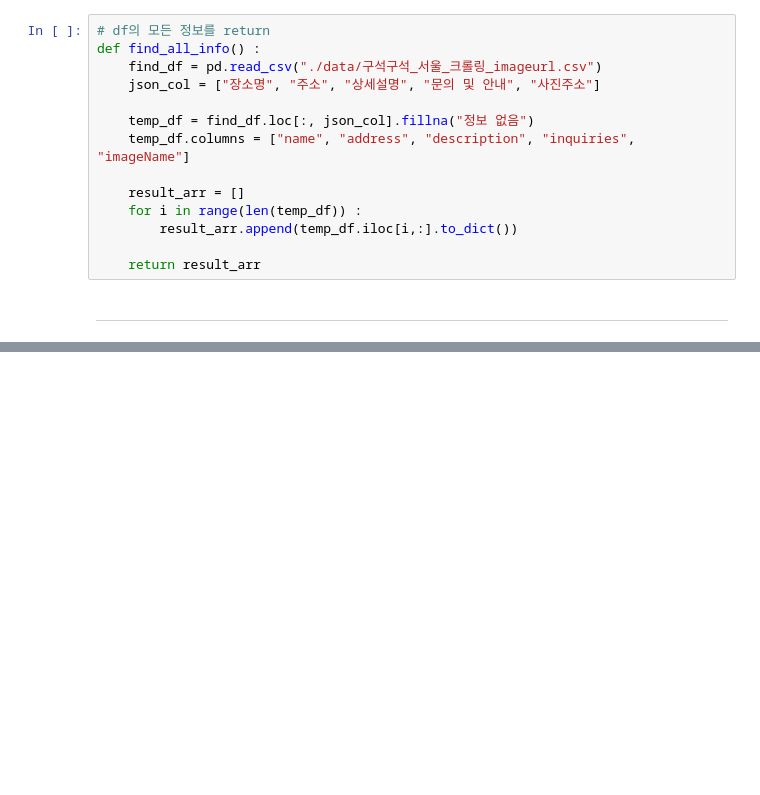
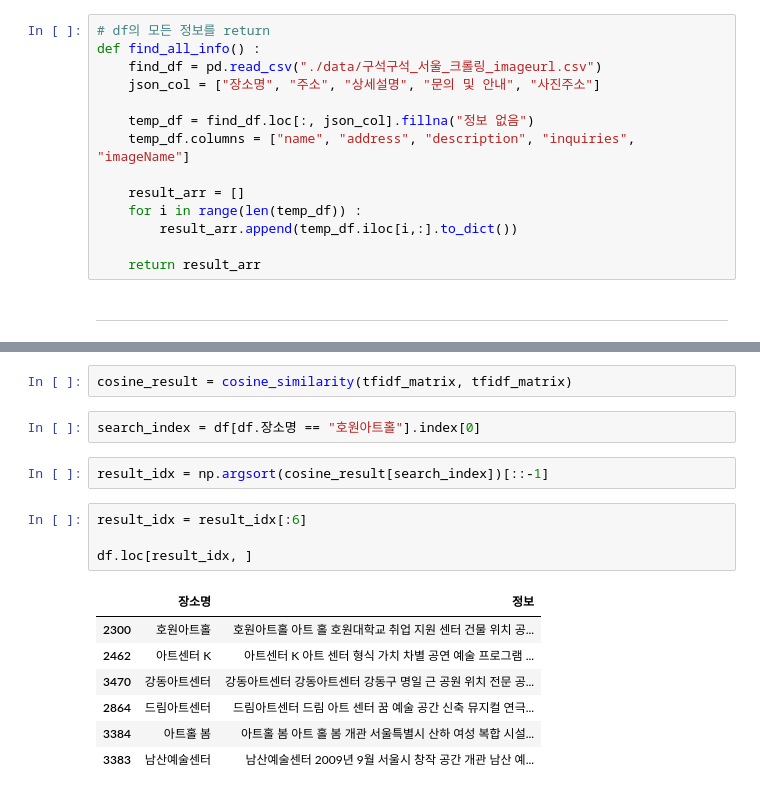
Before and after one commit to FinalProject02-04/TripRecommend, a Jupyter notebook: Python/cosine_similarity.ipynb, the cells around one changed output, grey strips where cells are left out. Saved outputs shown, nothing was run; the diff lists cells and outputs as text; blank space fills up the shorter version.

```diff
--- a/Python/cosine_similarity.ipynb
+++ b/Python/cosine_similarity.ipynb
@@ -129,0 +186,18 @@ def find_all_info() :
+# %%
+cosine_result = cosine_similarity(tfidf_matrix, tfidf_matrix)
+# %%
+search_index = df[df.장소명 == "호원아트홀"].index[0]
+# %%
+result_idx = np.argsort(cosine_result[search_index])[::-1]
+# %%
+result_idx = result_idx[:6]
+
+df.loc[result_idx, ]
+# %% [output]
+|  | 장소명 | 정보 |
+| 2300 | 호원아트홀 | 호원아트홀 아트 홀 호원대학교 취업 지원 센터 건물 위치 공... |
+| 2462 | 아트센터 K | 아트센터 K 아트 센터 형식 가치 차별 공연 예술 프로그램 ... |
+| 3470 | 강동아트센터 | 강동아트센터 강동아트센터 강동구 명일 근 공원 위치 전문 공... |
+| 2864 | 드림아트센터 | 드림아트센터 드림 아트 센터 꿈 예술 공간 신축 뮤지컬 연극... |
+| 3384 | 아트홀 봄 | 아트홀 봄 아트 홀 봄 개관 서울특별시 산하 여성 복합 시설... |
+| 3383 | 남산예술센터 | 남산예술센터 2009년 9월 서울시 창작 공간 개관 남산 예... |
```
Also changed, not shown: parts of 14 cells of this notebook, 3 other files.
